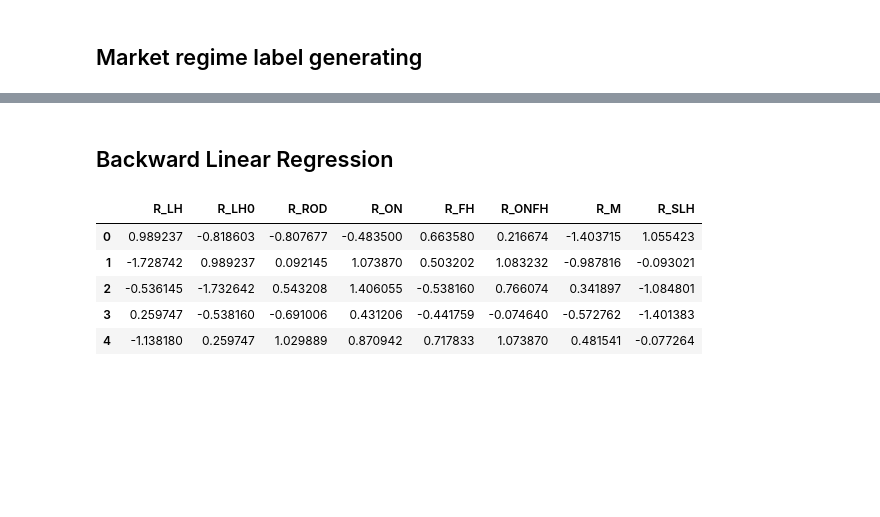
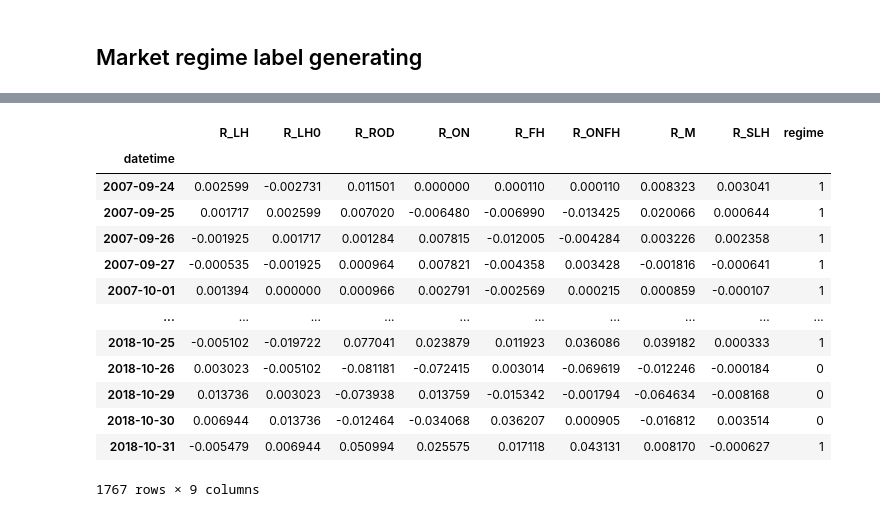
Before and after one commit to LuZhang907/WrappingUp_Exploring_Intraday_Momentum, a Jupyter notebook: Intraday Momentum/market_regime_generating.ipynb, the cells around one changed output, grey strips where cells are left out. Saved outputs shown, nothing was run; the diff lists cells and outputs as text; code cells hidden in the pictures; blank space fills up the shorter version.

```diff
--- a/Intraday Momentum/market_regime_generating.ipynb
+++ b/Intraday Momentum/market_regime_generating.ipynb
@@ -404,6 +394,21 @@ Index(['2008-01-03', '2008-01-04', '2008-01-07', '2008-01-08', '2008-01-09',
 # %%
 new_data = pd.merge(df_merged, df_labels, on="datetime", how = "inner")
+# %%
+new_data
+# %% [output]
+|  | R_LH | R_LH0 | R_ROD | R_ON | R_FH | R_ONFH | R_M | R_SLH | regime |
+| datetime |  |  |  |  |  |  |  |  |  |
+| 2007-09-24 | 0.002599 | -0.002731 | 0.011501 | 0.000000 | 0.000110 | 0.000110 | 0.008323 | 0.003041 | 1 |
+| 2007-09-25 | 0.001717 | 0.002599 | 0.007020 | -0.006480 | -0.006990 | -0.013425 | 0.020066 | 0.000644 | 1 |
+| 2007-09-26 | -0.001925 | 0.001717 | 0.001284 | 0.007815 | -0.012005 | -0.004284 | 0.003226 | 0.002358 | 1 |
+| 2007-09-27 | -0.000535 | -0.001925 | 0.000964 | 0.007821 | -0.004358 | 0.003428 | -0.001816 | -0.000641 | 1 |
+| 2007-10-01 | 0.001394 | 0.000000 | 0.000966 | 0.002791 | -0.002569 | 0.000215 | 0.000859 | -0.000107 | 1 |
+| ... | ... | ... | ... | ... | ... | ... | ... | ... | ... |
+| 2018-10-25 | -0.005102 | -0.019722 | 0.077041 | 0.023879 | 0.011923 | 0.036086 | 0.039182 | 0.000333 | 1 |
+| 2018-10-26 | 0.003023 | -0.005102 | -0.081181 | -0.072415 | 0.003014 | -0.069619 | -0.012246 | -0.000184 | 0 |
+| 2018-10-29 | 0.013736 | 0.003023 | -0.073938 | 0.013759 | -0.015342 | -0.001794 | -0.064634 | -0.008168 | 0 |
+| 2018-10-30 | 0.006944 | 0.013736 | -0.012464 | -0.034068 | 0.036207 | 0.000905 | -0.016812 | 0.003514 | 0 |
+| 2018-10-31 | -0.005479 | 0.006944 | 0.050994 | 0.025575 | 0.017118 | 0.043131 | 0.008170 | -0.000627 | 1 |
+1767 rows × 9 columns
 # %%
 new_data.to_csv("/Users/luzhang/Documents/GitHub/WrappingUp_Exploring_Intraday_Momentum_2rd_try/Data/AMZN_Returns_with_regime.csv", index = True)
-# %% [markdown]
-## Backward Linear Regression
@@ -412,9 +414,0 @@ returns = pd.read_csv("/Users/luzhang/Documents/GitHub/WrappingUp_Exploring_Intr
-# %%
-returns.head()
-# %% [output]
-|  | R_LH | R_LH0 | R_ROD | R_ON | R_FH | R_ONFH | R_M | R_SLH |
-| 0 | 0.989237 | -0.818603 | -0.807677 | -0.483500 | 0.663580 | 0.216674 | -1.403715 | 1.055423 |
-| 1 | -1.728742 | 0.989237 | 0.092145 | 1.073870 | 0.503202 | 1.083232 | -0.987816 | -0.093021 |
-| 2 | -0.536145 | -1.732642 | 0.543208 | 1.406055 | -0.538160 | 0.766074 | 0.341897 | -1.084801 |
-| 3 | 0.259747 | -0.538160 | -0.691006 | 0.431206 | -0.441759 | -0.074640 | -0.572762 | -1.401383 |
-| 4 | -1.138180 | 0.259747 | 1.029889 | 0.870942 | 0.717833 | 1.073870 | 0.481541 | -0.077264 |
```
Also changed, not shown: parts of 25 cells of this notebook.
